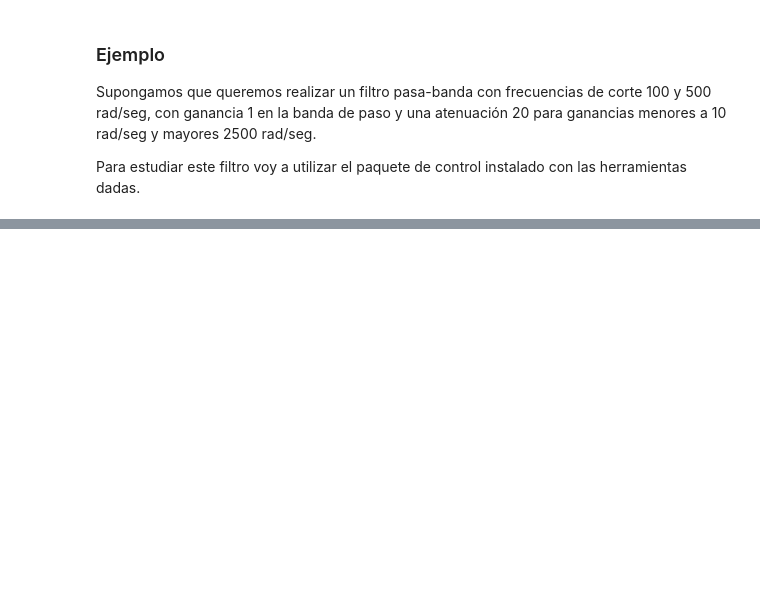
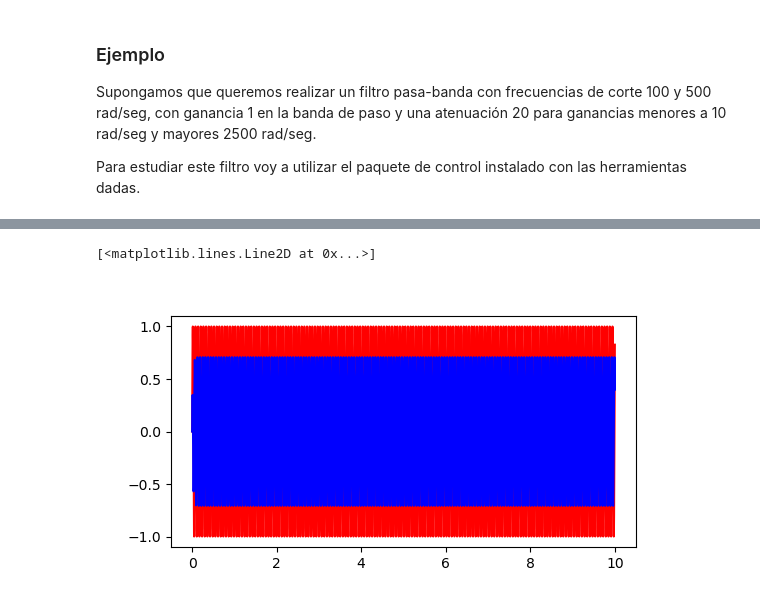
Before and after one commit to gonmolina/dsp_book, a Jupyter notebook: _sources/sources/filtros/filtros_analogicos.ipynb, the cells around one changed output, grey strips where cells are left out. Cells and saved outputs as stored; diff of their text form; code cells hidden in the pictures; blank space fills up the shorter version.

```diff
--- a/_sources/sources/filtros/filtros_analogicos.ipynb
+++ b/_sources/sources/filtros/filtros_analogicos.ipynb
@@ -301,6 +342,6 @@ plt.grid()
 # %%
-ws = 200
-tf= 2
-t=np.linspace(0, tf, 10001)
-
+# Genero la señal de entrada
+ws = 100
+tf= 10
+t=np.linspace(0, tf, 20001)
 u=np.sin(ws*t)
@@ -318,0 +352,7 @@ SyntaxError: invalid syntax (2403908045.py, line 1)
+# %%
+f, ax = plt.subplots(1,1, figsize=(6,3))
+ax.plot(t, u, 'r')
+ax.plot(t, y.y[0], 'b')
+# %% [output]
+[<matplotlib.lines.Line2D at 0x...>]
+[figure, added]
```
Also changed, not shown: parts of 54 cells of this notebook, 48 other files.
